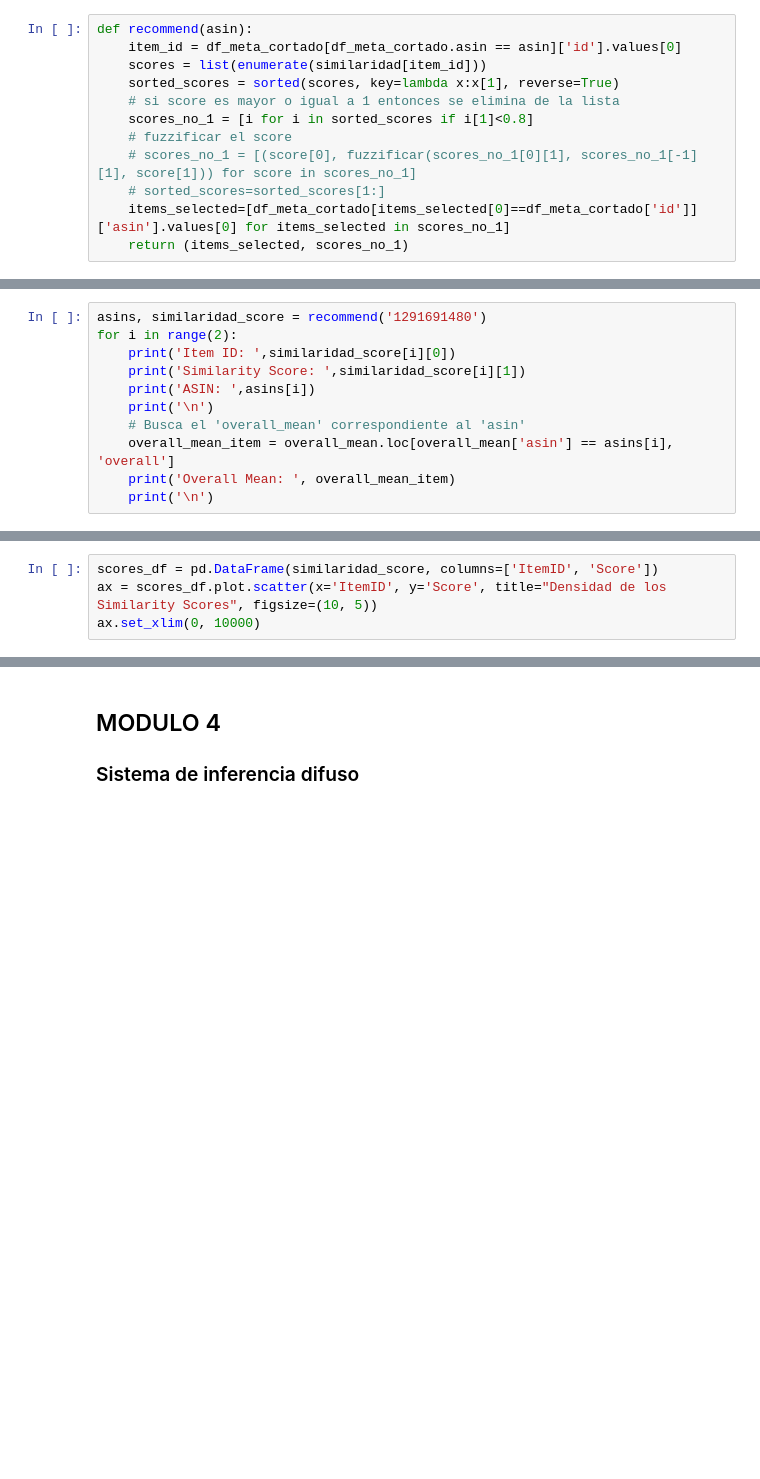
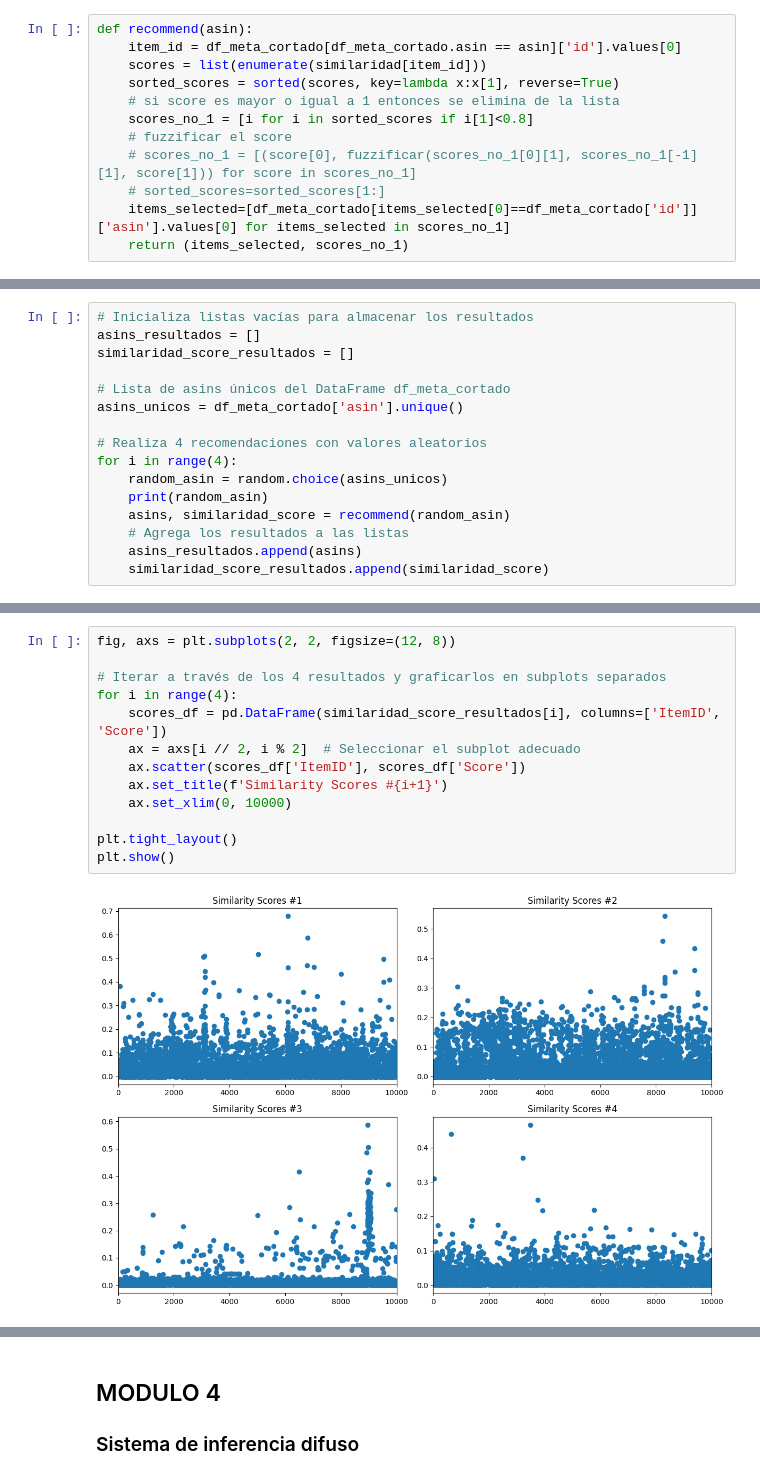
Before and after one commit to EmilioGinzo/fuzzy-recommendation-system-, a Jupyter notebook: analisis.ipynb, the cells around one changed output, grey strips where cells are left out. Saved outputs shown, nothing was run; the diff lists cells and outputs as text; blank space fills up the shorter version.

```diff
--- a/analisis.ipynb
+++ b/analisis.ipynb
@@ -205,11 +177,0 @@ Usamos el producto con ASIN = 1291691480
-# %%
-asins, similaridad_score = recommend('1291691480')
-for i in range(2):
-    print('Item ID: ',similaridad_score[i][0])
-    print('Similarity Score: ',similaridad_score[i][1])
-    print('ASIN: ',asins[i])
-    print('\n')
-    # Busca el 'overall_mean' correspondiente al 'asin'
-    overall_mean_item = overall_mean.loc[overall_mean['asin'] == asins[i], 'overall']
-    print('Overall Mean: ', overall_mean_item)
-    print('\n')
@@ -233,4 +177,0 @@ Name: overall, dtype: float64
-# %%
-scores_df = pd.DataFrame(similaridad_score, columns=['ItemID', 'Score'])
-ax = scores_df.plot.scatter(x='ItemID', y='Score', title="Densidad de los Similarity Scores", figsize=(10, 5))
-ax.set_xlim(0, 10000)
@@ -239,0 +180,16 @@ ax.set_xlim(0, 10000)
+# %%
+# Inicializa listas vacías para almacenar los resultados
+asins_resultados = []
+similaridad_score_resultados = []
+
+# Lista de asins únicos del DataFrame df_meta_cortado
+asins_unicos = df_meta_cortado['asin'].unique()
+
+# Realiza 4 recomendaciones con valores aleatorios
+for i in range(4):
+    random_asin = random.choice(asins_unicos)
+    print(random_asin)
+    asins, similaridad_score = recommend(random_asin)
+    # Agrega los resultados a las listas
+    asins_resultados.append(asins)
+    similaridad_score_resultados.append(similaridad_score)
@@ -240 +203,16 @@ ax.set_xlim(0, 10000)
+# %%
+fig, axs = plt.subplots(2, 2, figsize=(12, 8))
+
+# Iterar a través de los 4 resultados y graficarlos en subplots separados
+for i in range(4):
+    scores_df = pd.DataFrame(similaridad_score_resultados[i], columns=['ItemID', 'Score'])
+    ax = axs[i // 2, i % 2]  # Seleccionar el subplot adecuado
+    ax.scatter(scores_df['ItemID'], scores_df['Score'])
+    ax.set_title(f'Similarity Scores #{i+1}')
+    ax.set_xlim(0, 10000)
+
+plt.tight_layout()
+plt.show()
+# %% [output]
+[figure, added]
 # %%
```
Also changed, not shown: parts of 18 cells of this notebook.
